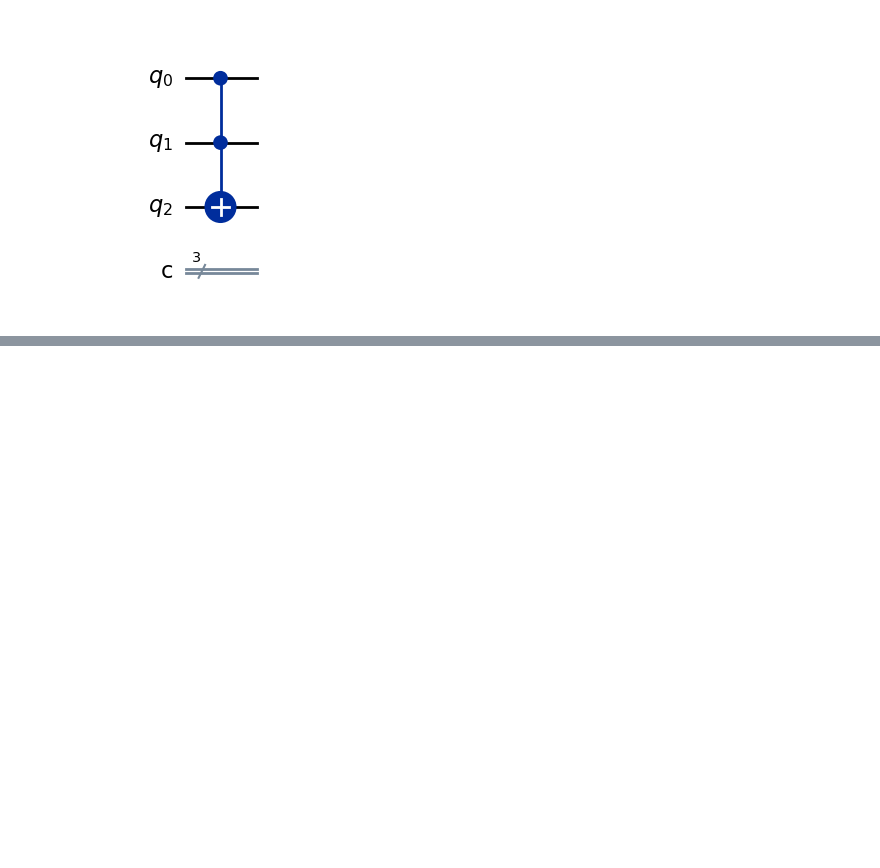
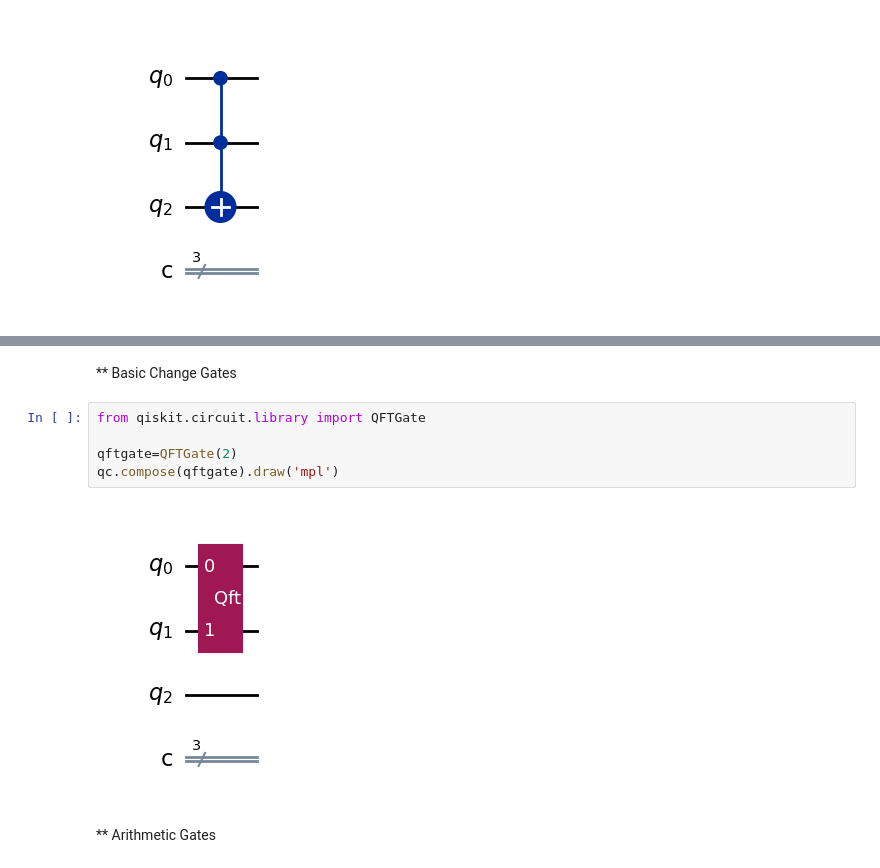
Before and after one commit to kibrahim757/qiskit_certification_examples, a Jupyter notebook: 1_2_Quantum_Operations.ipynb, the cells around one changed output, grey strips where cells are left out. Drawn from its saved outputs; the diff is of its cells as text; blank space fills up the shorter version.

```diff
--- a/1_2_Quantum_Operations.ipynb
+++ b/1_2_Quantum_Operations.ipynb
@@ -121,0 +131,11 @@ qc.compose(mcxgate).draw('mpl')
+# %% [markdown]
+** Basic Change Gates
+# %%
+from qiskit.circuit.library import QFTGate
+
+qftgate=QFTGate(2)
+qc.compose(qftgate).draw('mpl')
+# %% [output]
+[figure, added]
+# %% [markdown]
+** Arithmetic Gates
```
Also changed, not shown: parts of 2 cells of this notebook.
